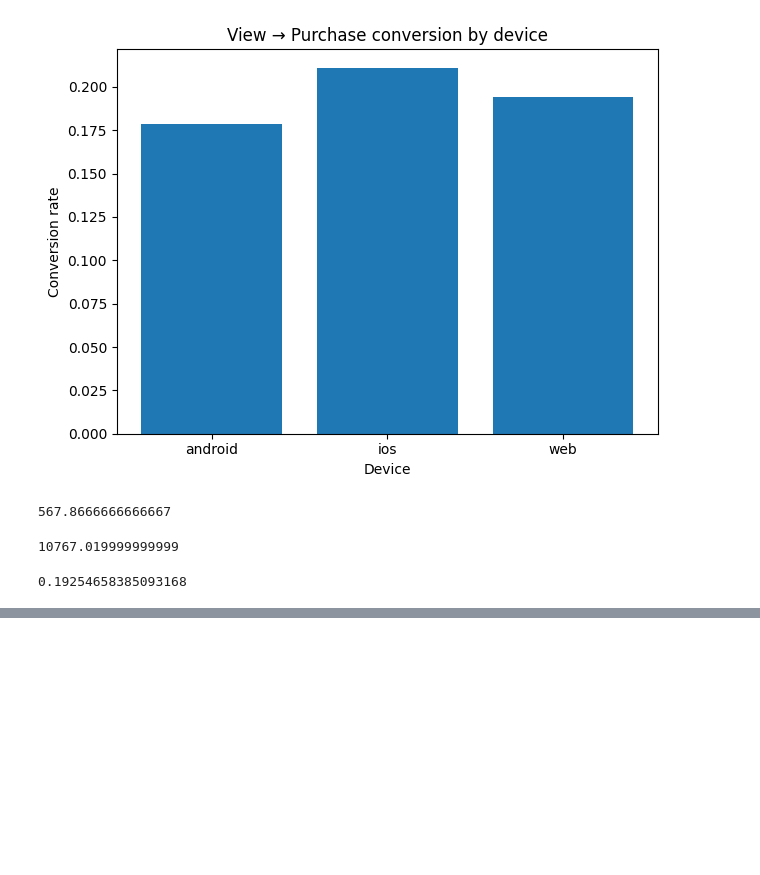
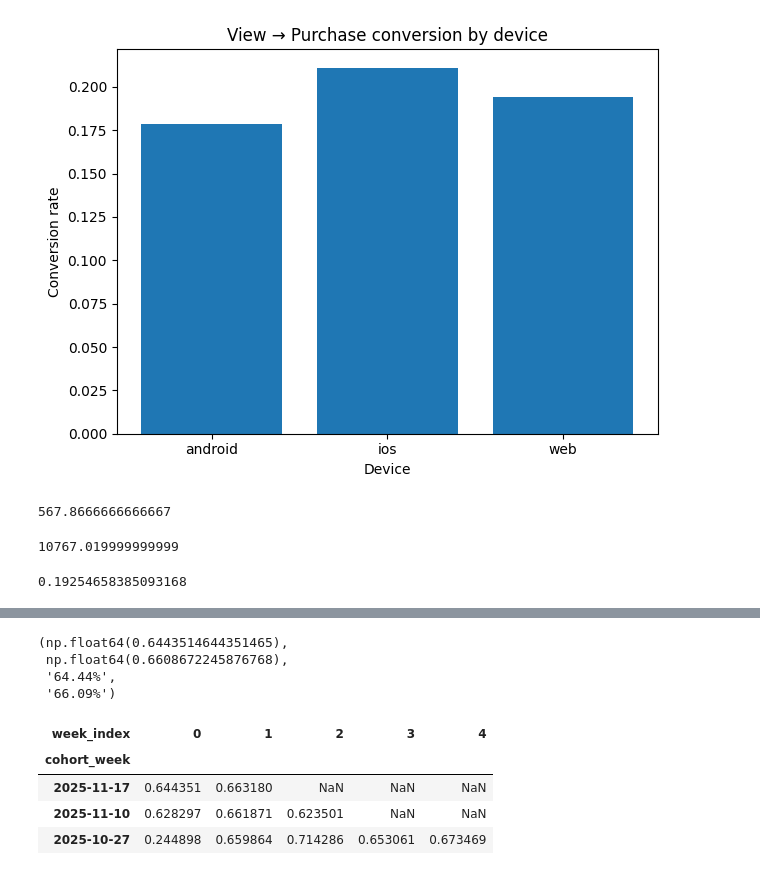
Before and after one commit to pratyush11float/ds-week1-2, a Jupyter notebook: notebooks/01_eda_metrics.ipynb, the cells around one changed output, grey strips where cells are left out. Drawn from its saved outputs; the diff is of its cells as text; code cells hidden in the pictures; blank space fills up the shorter version.

```diff
--- a/notebooks/01_eda_metrics.ipynb
+++ b/notebooks/01_eda_metrics.ipynb
@@ -185,0 +297,25 @@ overall
+# %%
+# Calculate median retention rates for week 0 and week 1
+week0_median = ret.loc[ret["week_index"]==0, "retention_rate"].median()
+week1_median = ret.loc[ret["week_index"]==1, "retention_rate"].median()
+
+week0_median, week1_median, f"{week0_median*100:.2f}%", f"{week1_median*100:.2f}%"
+# %% [output]
+(np.float64(0.6443514644351465),
+ np.float64(0.6608672245876768),
+ '64.44%',
+ '66.09%')
+# %%
+# Pivot retention data for analysis
+pivot = ret.pivot(index="cohort_week", columns="week_index", values="retention_rate").sort_index()
+
+# cohorts where week1 > week0
+weird = pivot.dropna(subset=[0,1])
+weird = weird[weird[1] > weird[0]].sort_values(1 - 0, ascending=False)
+weird.head(10)
+# %% [output]
+| week_index | 0 | 1 | 2 | 3 | 4 |
+| cohort_week |  |  |  |  |  |
+| 2025-11-17 | 0.644351 | 0.663180 | NaN | NaN | NaN |
+| 2025-11-10 | 0.628297 | 0.661871 | 0.623501 | NaN | NaN |
+| 2025-10-27 | 0.244898 | 0.659864 | 0.714286 | 0.653061 | 0.673469 |
```
Also changed, not shown: parts of 8 cells of this notebook, 1 other file.
